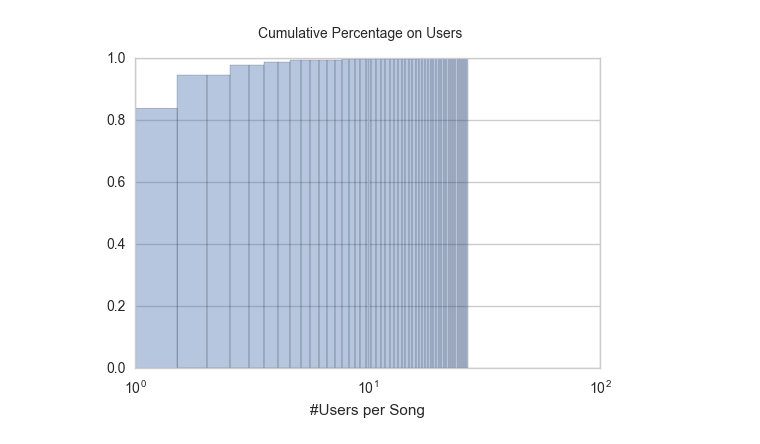
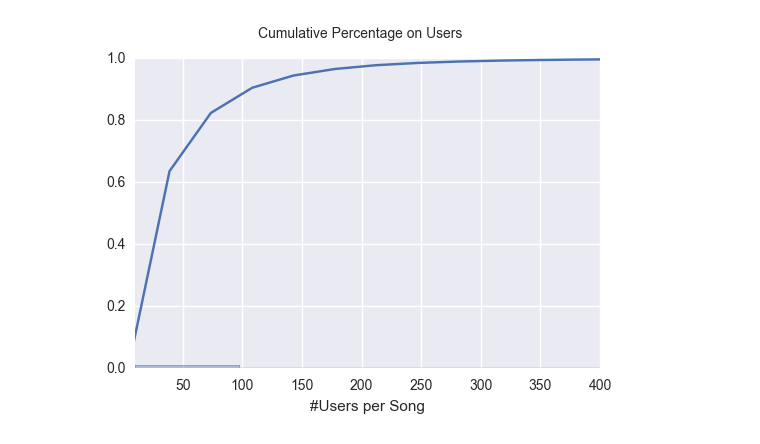
Before and after one commit to 3rdworldjuander/capstone-scripts, a Jupyter notebook: scripts/test-scripts/james/EDA- James.ipynb, the cells around one changed output. Drawn from its saved outputs; the diff is of its cells as text; code cells hidden in the pictures.

```diff
--- a/scripts/test-scripts/james/EDA- James.ipynb
+++ b/scripts/test-scripts/james/EDA- James.ipynb
@@ -204,10 +190,13 @@ plt.show()
 # %%
-SCUCDF2 = sns.distplot(SCU2.User_ID['count'],
-                      hist_kws=dict(cumulative=True),
+UCSCDF = sns.distplot(UCS.Song_ID['count'],
                       kde_kws=dict(cumulative=True))
-SCUCDF2.set(xscale="log")
+
+plt.xlim(10, 400)
+
+
+
 plt.xlabel('#Users per Song')
 plt.suptitle('Cumulative Percentage on Users')
 plt.show()
 # %% [output]
-[figure, old version]
+[figure, new version]
```
Also changed, not shown: parts of 35 cells of this notebook.
